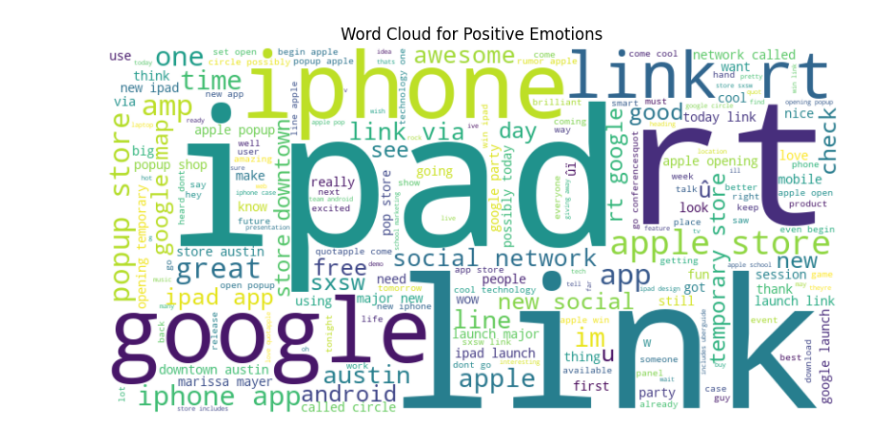
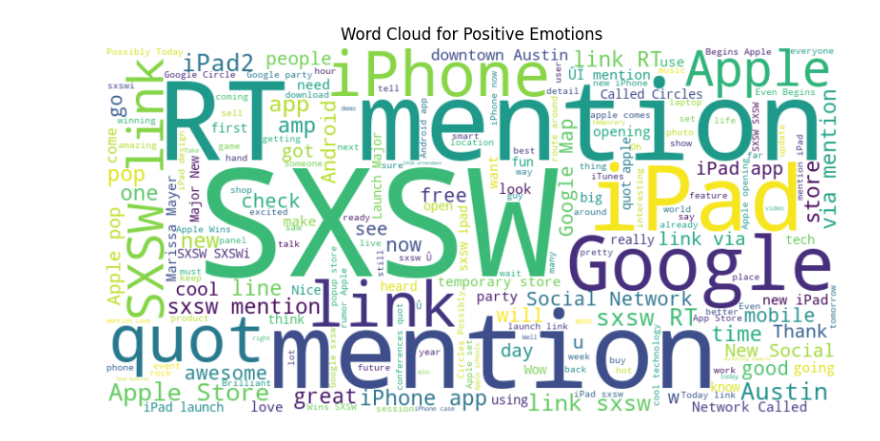
Before and after one commit to FrancisNdirangu/NLPGroupProject, a Jupyter notebook: notebook.ipynb, the cells around one changed output. Cells and saved outputs as stored; diff of their text form; code cells hidden in the pictures.

```diff
--- a/notebook.ipynb
+++ b/notebook.ipynb
@@ -157,7 +139,7 @@ cleaner.df.shape
 # %%
 # Remove duplicates
 cleaner.df = cleaner.df.drop_duplicates(subset=['tweet_text'])
-cleaner.df = cleaner.df[~cleaner.df['processed_text'].str.contains('�')]
+cleaner.df = cleaner.df[~cleaner.df['tweet_text'].str.contains('�')]
 # %%
 cleaner.df.isnull().sum()
 # %% [output]
@@ -180,14 +162,14 @@ plt.show()
 # %%
 # Word Cloud for Positive Emotions
 from wordcloud import WordCloud
 
-positive_tweets = cleaner.df[cleaner.df['is_there_an_emotion_directed_at_a_brand_or_product'] == 'Positive emotion']['processed_text']
+positive_tweets = cleaner.df[cleaner.df['is_there_an_emotion_directed_at_a_brand_or_product'] == 'Positive emotion']['tweet_text']
 wordcloud = WordCloud(width=800, height=400, background_color='white').generate(' '.join(positive_tweets))
 
 plt.figure(figsize=(10, 5))
 plt.imshow(wordcloud, interpolation='bilinear')
 plt.axis('off')
 plt.title('Word Cloud for Positive Emotions')
 plt.show()
 # %% [output]
-[figure, old version]
+[figure, new version]
```
Also changed, not shown: parts of 36 cells of this notebook, 4 other files.
